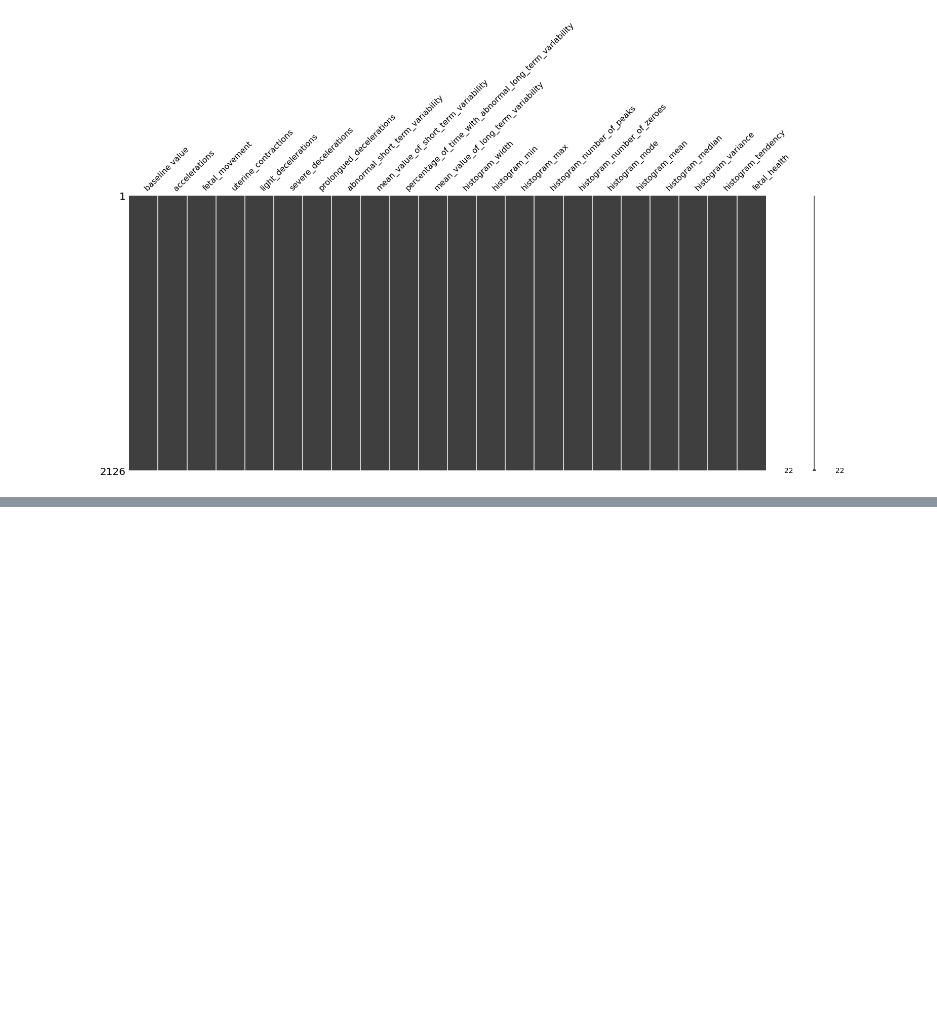
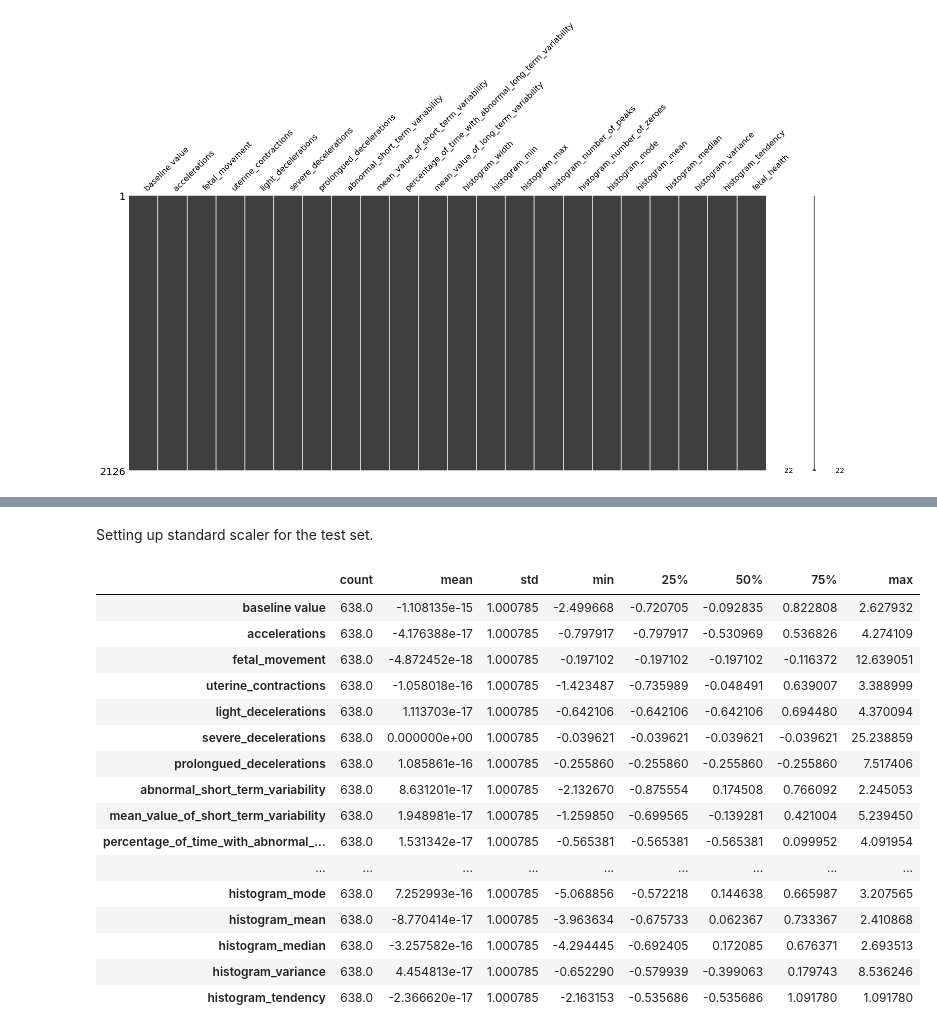
Before and after one commit to Niroth36/fetal_health_Classification, a Jupyter notebook: it21395first.ipynb, the cells around one changed output, grey strips where cells are left out. Saved outputs shown, nothing was run; the diff lists cells and outputs as text; code cells hidden in the pictures; blank space fills up the shorter version.

```diff
--- a/it21395first.ipynb
+++ b/it21395first.ipynb
@@ -188,0 +245,26 @@ msno.matrix(dataset)
+# %% [markdown]
+Setting up standard scaler for the test set.
+# %%
+col_names = list(X_test.columns)
+s_scaler = preprocessing.StandardScaler()
+X_df= s_scaler.fit_transform(X_test)
+X_df = pd.DataFrame(X_df, columns=col_names)
+X_df.describe().T
+# %% [output]
+|  | count | mean | std | min | 25% | 50% | 75% | max |
+| baseline value | 638.0 | -1.108135e-15 | 1.000785 | -2.499668 | -0.720705 | -0.092835 | 0.822808 | 2.627932 |
+| accelerations | 638.0 | -4.176388e-17 | 1.000785 | -0.797917 | -0.797917 | -0.530969 | 0.536826 | 4.274109 |
+| fetal_movement | 638.0 | -4.872452e-18 | 1.000785 | -0.197102 | -0.197102 | -0.197102 | -0.116372 | 12.639051 |
+| uterine_contractions | 638.0 | -1.058018e-16 | 1.000785 | -1.423487 | -0.735989 | -0.048491 | 0.639007 | 3.388999 |
+| light_decelerations | 638.0 | 1.113703e-17 | 1.000785 | -0.642106 | -0.642106 | -0.642106 | 0.694480 | 4.370094 |
+| severe_decelerations | 638.0 | 0.000000e+00 | 1.000785 | -0.039621 | -0.039621 | -0.039621 | -0.039621 | 25.238859 |
+| prolongued_decelerations | 638.0 | 1.085861e-16 | 1.000785 | -0.255860 | -0.255860 | -0.255860 | -0.255860 | 7.517406 |
+| abnormal_short_term_variability | 638.0 | 8.631201e-17 | 1.000785 | -2.132670 | -0.875554 | 0.174508 | 0.766092 | 2.245053 |
+| mean_value_of_short_term_variability | 638.0 | 1.948981e-17 | 1.000785 | -1.259850 | -0.699565 | -0.139281 | 0.421004 | 5.239450 |
+| percentage_of_time_with_abnormal_... | 638.0 | 1.531342e-17 | 1.000785 | -0.565381 | -0.565381 | -0.565381 | 0.099952 | 4.091954 |
+| ... | ... | ... | ... | ... | ... | ... | ... | ... |
+| histogram_mode | 638.0 | 7.252993e-16 | 1.000785 | -5.068856 | -0.572218 | 0.144638 | 0.665987 | 3.207565 |
+| histogram_mean | 638.0 | -8.770414e-17 | 1.000785 | -3.963634 | -0.675733 | 0.062367 | 0.733367 | 2.410868 |
+| histogram_median | 638.0 | -3.257582e-16 | 1.000785 | -4.294445 | -0.692405 | 0.172085 | 0.676371 | 2.693513 |
+| histogram_variance | 638.0 | 4.454813e-17 | 1.000785 | -0.652290 | -0.579939 | -0.399063 | 0.179743 | 8.536246 |
+| histogram_tendency | 638.0 | -2.366620e-17 | 1.000785 | -2.163153 | -0.535686 | -0.535686 | 1.091780 | 1.091780 |
```
Also changed, not shown: parts of 9 cells of this notebook.
